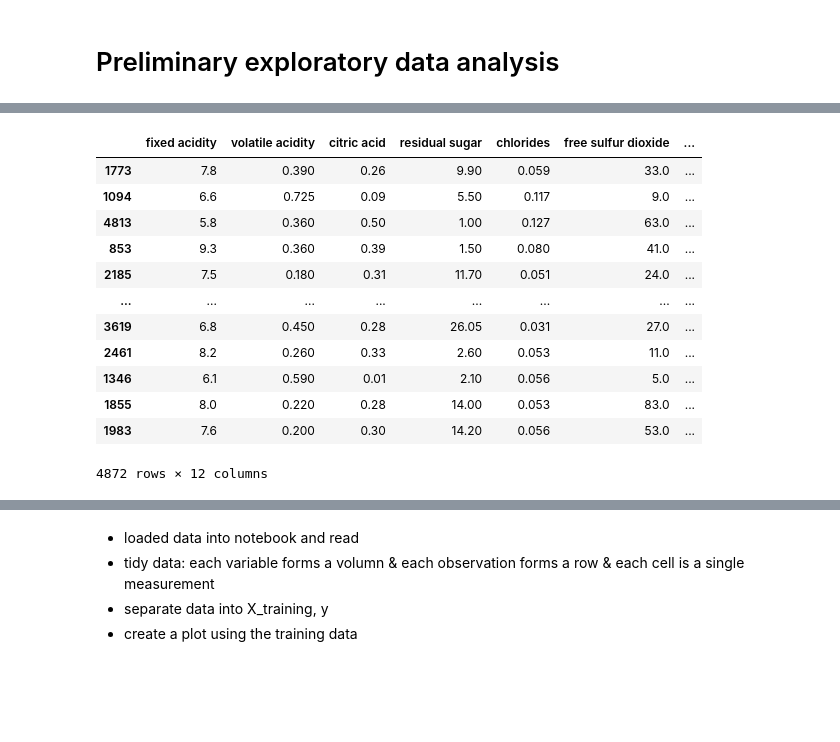
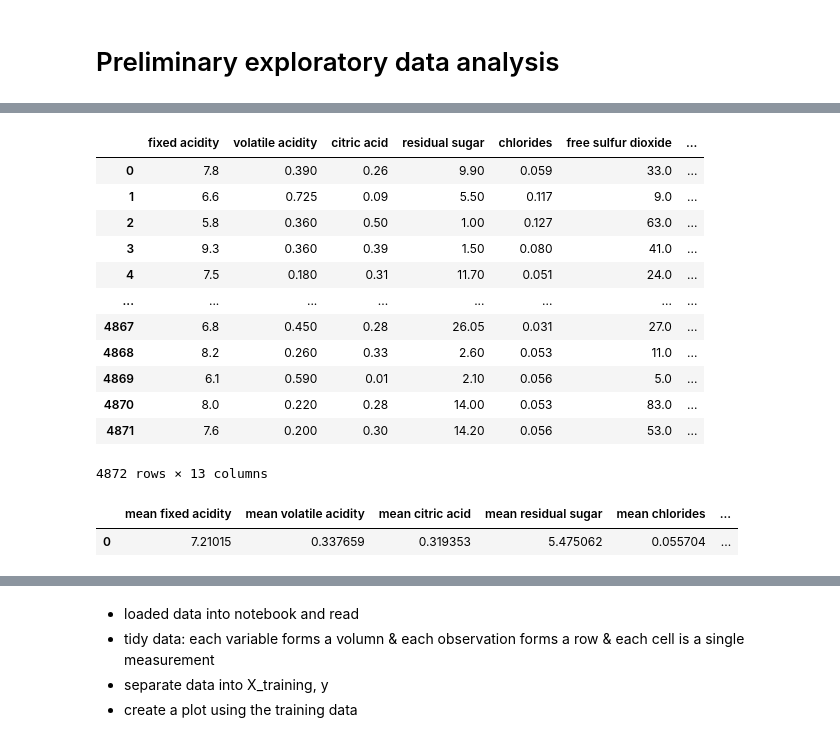
Before and after one commit to macy-k/group-3-DSCI-project, a Jupyter notebook: ProjectProposal.ipynb, the cells around one changed output, grey strips where cells are left out. Drawn from its saved outputs; the diff is of its cells as text; code cells hidden in the pictures; blank space fills up the shorter version.

Commit message:
2nd table for means and type occurances

```diff
--- a/ProjectProposal.ipynb
+++ b/ProjectProposal.ipynb
@@ -45,34 +48,44 @@ data_red = pd.read_csv("https://archive.ics.uci.edu/ml/machine-learning-database
 data_white = pd.read_csv("https://archive.ics.uci.edu/ml/machine-learning-databases/wine-quality/winequality-white.csv", sep=";").assign(type = "white")
 
 data_wine = pd.concat([data_red, data_white])
-# %%
-# red_train, red_test = train_test_split(data_red, test_size=0.25, random_state=123)
-# white_train, white_test = train_test_split(data_white, test_size=0.25, random_state=123)
-
-# X_red_train = red_train.drop('quality', axis=1)
-# y_red_train = red_train['quality']
-# X_white_train = white_train.drop('quality', axis=1)
-# y_white_train = white_train['quality']
-
-wine_train, wine_test = train_test_split(data_wine, test_size=0.25, random_state=123)
-
-X_train = wine_train.drop('quality', axis=1)
-y_train = wine_train['quality']
-X_train
-# %% [output]
-|  | fixed acidity | volatile acidity | citric acid | residual sugar | chlorides | free sulfur dioxide | ... |
-| 1773 | 7.8 | 0.390 | 0.26 | 9.90 | 0.059 | 33.0 | ... |
-| 1094 | 6.6 | 0.725 | 0.09 | 5.50 | 0.117 | 9.0 | ... |
-| 4813 | 5.8 | 0.360 | 0.50 | 1.00 | 0.127 | 63.0 | ... |
-| 853 | 9.3 | 0.360 | 0.39 | 1.50 | 0.080 | 41.0 | ... |
-| 2185 | 7.5 | 0.180 | 0.31 | 11.70 | 0.051 | 24.0 | ... |
-| ... | ... | ... | ... | ... | ... | ... | ... |
-| 3619 | 6.8 | 0.450 | 0.28 | 26.05 | 0.031 | 27.0 | ... |
-| 2461 | 8.2 | 0.260 | 0.33 | 2.60 | 0.053 | 11.0 | ... |
-| 1346 | 6.1 | 0.590 | 0.01 | 2.10 | 0.056 | 5.0 | ... |
-| 1855 | 8.0 | 0.220 | 0.28 | 14.00 | 0.053 | 83.0 | ... |
-| 1983 | 7.6 | 0.200 | 0.30 | 14.20 | 0.056 | 53.0 | ... |
-4872 rows × 12 columns
+# %%
+wine_train, wine_test = train_test_split(data_wine, test_size=0.25, random_state=123)
+
+X_train = wine_train.drop('quality', axis=1)
+y_train = wine_train['quality']
+
+ct = make_column_transformer(
+    (OneHotEncoder(), ["type"]))
+
+occurances = pd.DataFrame(ct.fit_transform(wine_train)).astype("Int64").sum()
+
+stat_table = pd.DataFrame(wine_train.drop("type", axis=1).mean()).swapaxes("index", "columns").assign(
+    red_occurances = occurances[0],
+    white_occurances = occurances[1])
+
+stat_table.columns = ["mean fixed acidity", "mean volatile acidity", "mean citric acid", "mean residual sugar", "mean chlorides", "mean free sulfur dioxide",
+                      "mean total sulfur dioxide", "mean density", "mean pH", "mean sulphates", "mean alcohol", "mean quality", "red occurances", "white occurances"]
+
+
+
+display(wine_train.reset_index(drop=True))
+display(stat_table)
+# %% [output]
+|  | fixed acidity | volatile acidity | citric acid | residual sugar | chlorides | free sulfur dioxide | ... |
+| 0 | 7.8 | 0.390 | 0.26 | 9.90 | 0.059 | 33.0 | ... |
+| 1 | 6.6 | 0.725 | 0.09 | 5.50 | 0.117 | 9.0 | ... |
+| 2 | 5.8 | 0.360 | 0.50 | 1.00 | 0.127 | 63.0 | ... |
+| 3 | 9.3 | 0.360 | 0.39 | 1.50 | 0.080 | 41.0 | ... |
+| 4 | 7.5 | 0.180 | 0.31 | 11.70 | 0.051 | 24.0 | ... |
+| ... | ... | ... | ... | ... | ... | ... | ... |
+| 4867 | 6.8 | 0.450 | 0.28 | 26.05 | 0.031 | 27.0 | ... |
+| 4868 | 8.2 | 0.260 | 0.33 | 2.60 | 0.053 | 11.0 | ... |
+| 4869 | 6.1 | 0.590 | 0.01 | 2.10 | 0.056 | 5.0 | ... |
+| 4870 | 8.0 | 0.220 | 0.28 | 14.00 | 0.053 | 83.0 | ... |
+| 4871 | 7.6 | 0.200 | 0.30 | 14.20 | 0.056 | 53.0 | ... |
+4872 rows × 13 columns
+|  | mean fixed acidity | mean volatile acidity | mean citric acid | mean residual sugar | mean chlorides | ... |
+| 0 | 7.21015 | 0.337659 | 0.319353 | 5.475062 | 0.055704 | ... |
 # %%
 np.random.seed(1234)
 sample_size = 150  #change this to change sample size. It will also change the subtitle
```
Also changed, not shown: parts of 3 cells of this notebook.
